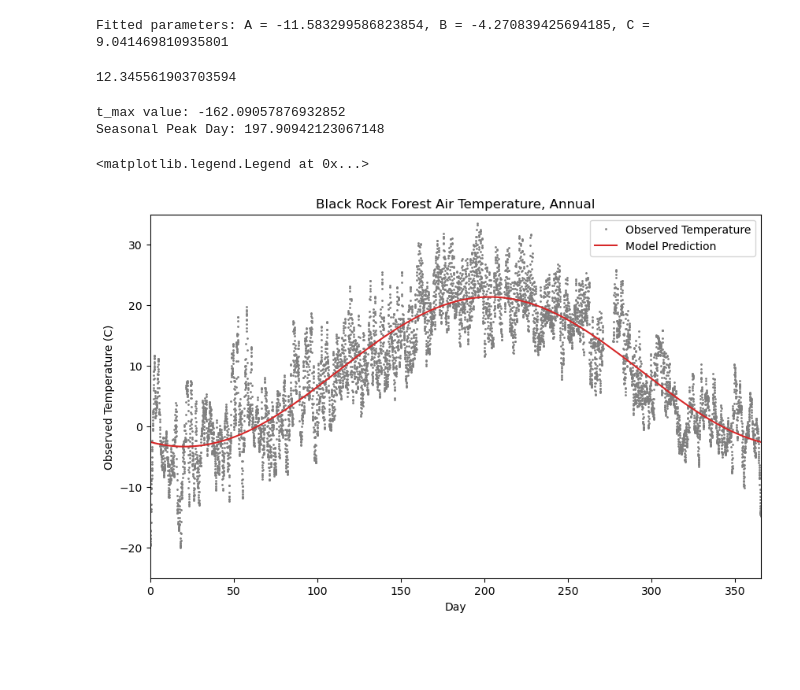
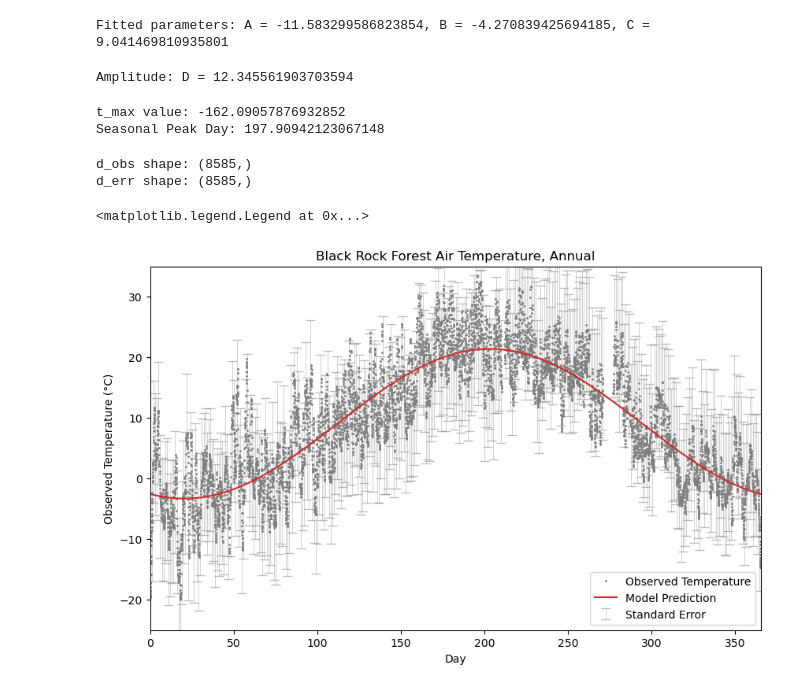
Before and after one commit to dev-harlan/CES_2024_Online, a Jupyter notebook: Assignments/Assignment_5.ipynb, the cells around one changed output. Drawn from its saved outputs; the diff is of its cells as text; code cells hidden in the pictures; blank space fills up the shorter version.

```diff
--- a/Assignments/Assignment_5.ipynb
+++ b/Assignments/Assignment_5.ipynb
@@ -17,17 +17,17 @@ d_obs = blackRock_Temp[:, 1:2]
 P = 365.25
 
 # model
-X = np.column_stack([
+G = np.column_stack([
     np.cos(2 * np.pi * t / P),
     np.sin(2 * np.pi * t / P),
     np.ones_like(t)
 ])
 
 #np least squares
-params = np.linalg.lstsq(X, d_obs, rcond=None)[0]
+params = np.linalg.lstsq(G, d_obs, rcond=None)[0]
 A, B, C = params
 
-# Print the fitted parameters
+# model parameters
 print(f'Fitted parameters: A = {A}, B = {B}, C = {C}')
 # %% [output]
 Fitted parameters: A = [-11.58329959], B = [-4.27083943], C = [9.04146981]
@@ -50,11 +48,12 @@ print(f'Fitted parameters: A = {A}, B = {B}, C = {C}')
 Fitted parameters: A = -11.583299586823854, B = -4.270839425694185, C = 9.041469810935801
 # %%
 #4
+# amplitude of function
+D = math.sqrt(A**2 + B**2)
 
-D = math.sqrt(A**2 + B**2)
-D
+print(f'Amplitude: D = {D}')
 # %% [output]
-12.345561903703594
+Amplitude: D = 12.345561903703594
 # %%
 #5
 phi = np.arctan2(B, A)
@@ -67,16 +66,30 @@ t_max value: -162.09057876932852
 Seasonal Peak Day: 197.90942123067148
 # %%
 #6
+# model
 d_pre = model(t, A, B, C)
 
+#standard error
+d_err = (np.std(d_obs) * np.ones_like(d_obs))
+d_err = d_err.reshape(-1)
+d_obs = d_obs.reshape(-1)
+
+print(f'd_obs shape: {d_obs.shape}')
+print(f'd_err shape: {d_err.shape}')
+
+#plot
 plt.figure(figsize=(10, 6))
 plt.axis([np.min(t), np.max(t), -25, 35])
 plt.plot(t, d_obs, 'o', color="tab:grey", label='Observed Temperature', markersize=1, zorder=1)
-plt.plot(t, d_pre, '-', color="tab:red", label='Model Prediction', zorder=1)
+plt.plot(t, d_pre, '-', color="tab:red", label='Model Prediction', zorder=2)
+plt.errorbar(t, d_obs, yerr=d_err, label='Standard Error', color="tab:orange", alpha=0.5, ecolor='gray', linewidth=0, elinewidth=0.5, errorevery=24, capsize=4, fillstyle='full', zorder=0)
+
 plt.title('Black Rock Forest Air Temperature, Annual')
 plt.xlabel('Day')
-plt.ylabel('Observed Temperature (C)')
+plt.ylabel('Observed Temperature (°C)')
 plt.legend()
 # %% [output]
-<matplotlib.legend.Legend at 0x...>
+d_obs shape: (8585,)
+d_err shape: (8585,)
+<matplotlib.legend.Legend at 0x...>
-[figure, old version]
+[figure, new version]
```
Also changed, not shown: parts of 1 cell of this notebook, 1 other file.
